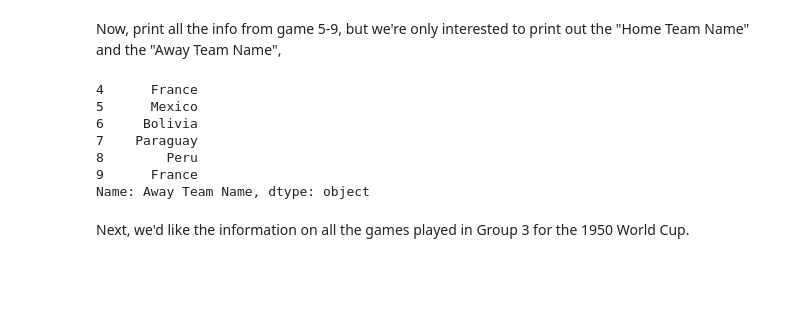
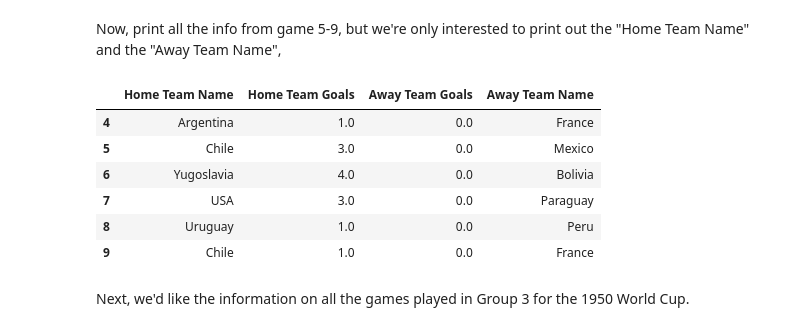
Before and after one commit to georgewillben/dsc-1-03-09-accessing-data-within-pandas-lab-online-ds-pt-100118, a Jupyter notebook: index.ipynb, the cells around one changed output. Drawn from its saved outputs; the diff is of its cells as text; code cells hidden in the pictures; blank space fills up the shorter version.

```diff
--- a/index.ipynb
+++ b/index.ipynb
@@ -102,15 +102,15 @@ df.iloc[2:5]
 # %% [markdown]
 Now, print all the info from game 5-9, but we're only interested to print out the "Home Team Name" and the "Away Team Name",
 # %%
-df.loc[4:9,'Home Team Name' and 'Away Team Name']
+df.loc[4:9,'Home Team Name':'Away Team Name']
 # %% [output]
-4      France
-5      Mexico
-6     Bolivia
-7    Paraguay
-8        Peru
-9      France
-Name: Away Team Name, dtype: object
+|  | Home Team Name | Home Team Goals | Away Team Goals | Away Team Name |
+| 4 | Argentina | 1.0 | 0.0 | France |
+| 5 | Chile | 3.0 | 0.0 | Mexico |
+| 6 | Yugoslavia | 4.0 | 0.0 | Bolivia |
+| 7 | USA | 3.0 | 0.0 | Paraguay |
+| 8 | Uruguay | 1.0 | 0.0 | Peru |
+| 9 | Chile | 1.0 | 0.0 | France |
 # %% [markdown]
 Next, we'd like the information on all the games played in Group 3 for the 1950 World Cup.
 # %% [markdown]
```
